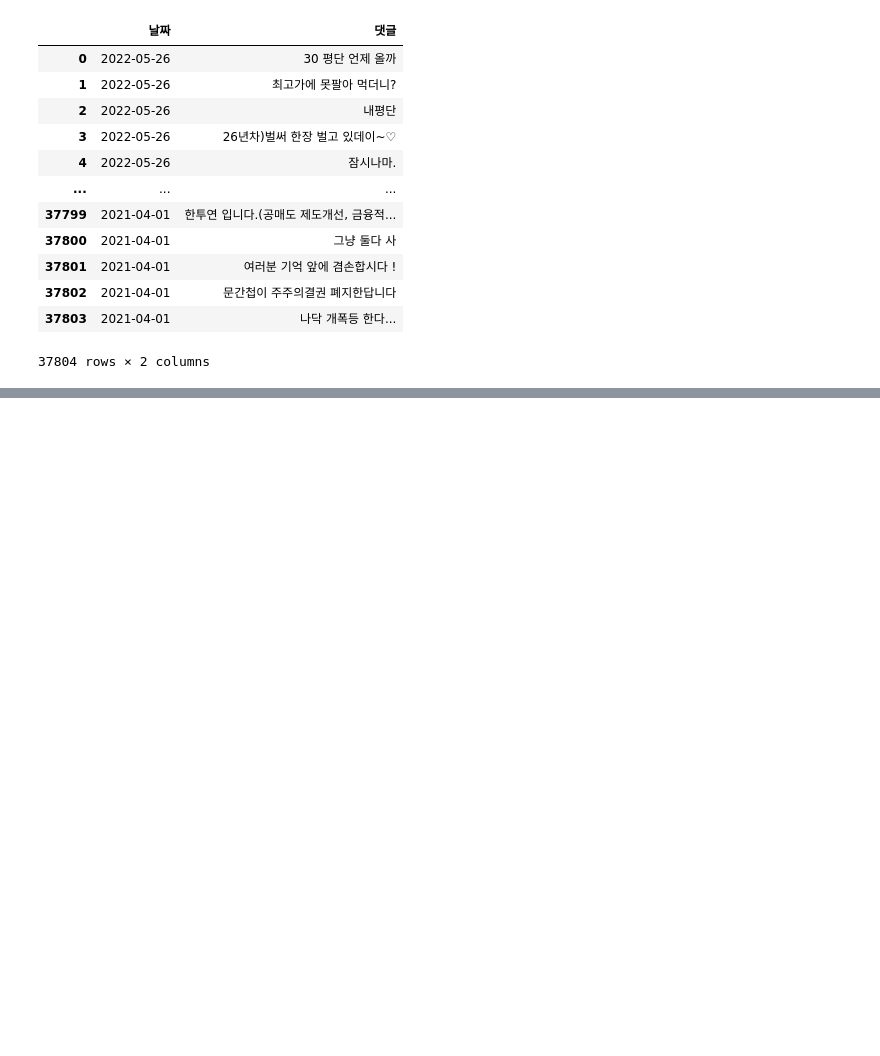
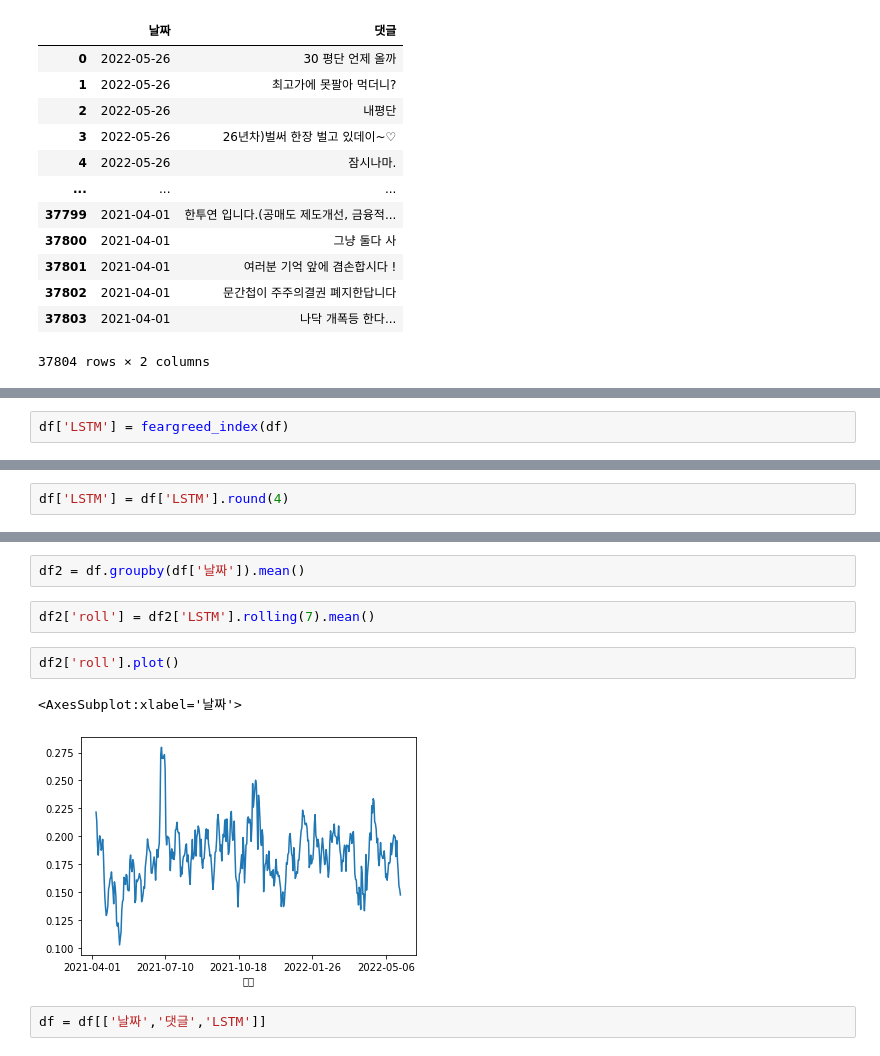
Before and after one commit to dbwlgns15/ANOTHER_SENSE, a Jupyter notebook: 6_1년공포탐욕시각화.ipynb, the cells around one changed output, grey strips where cells are left out. Drawn from its saved outputs; the diff is of its cells as text; blank space fills up the shorter version.

```diff
--- a/6_1년공포탐욕시각화.ipynb
+++ b/6_1년공포탐욕시각화.ipynb
@@ -69,0 +83,2 @@ df
+# %%
+df['LSTM'] = feargreed_index(df)
@@ -69,0 +87,2 @@ df
+# %%
+df['LSTM'] = df['LSTM'].round(4)
@@ -69,0 +105,11 @@ df
+# %%
+df2 = df.groupby(df['날짜']).mean()
+# %%
+df2['roll'] = df2['LSTM'].rolling(7).mean()
+# %%
+df2['roll'].plot()
+# %% [output]
+<AxesSubplot:xlabel='날짜'>
+[figure, added]
+# %%
+df = df[['날짜','댓글','LSTM']]
```
Also changed, not shown: parts of 7 cells of this notebook, 4 other files.
